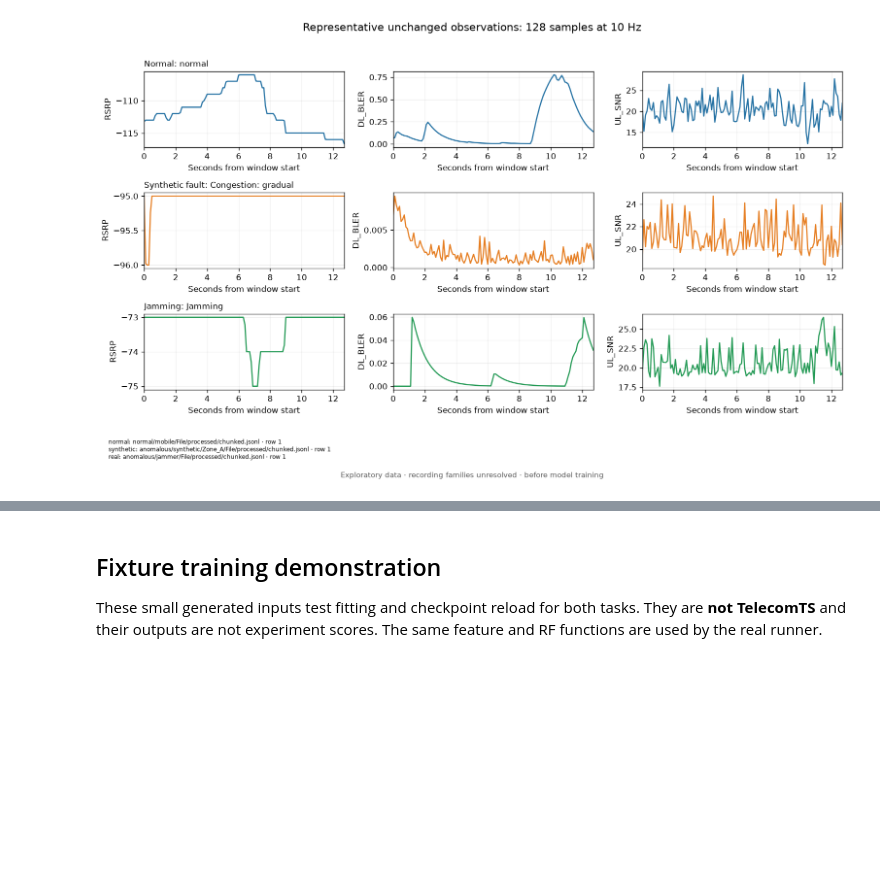
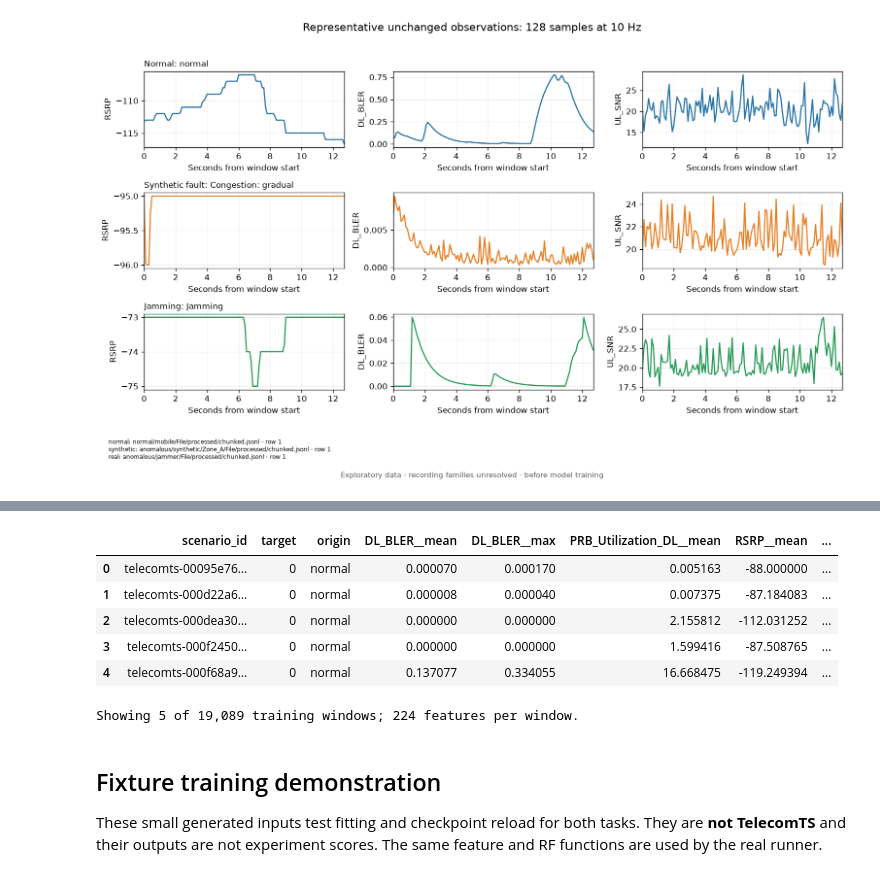
Before and after one commit to tanzim10/clauseguard-ran, a Jupyter notebook: notebooks/random_forest_baseline.ipynb, the cells around one changed output, grey strips where cells are left out. Drawn from its saved outputs; the diff is of its cells as text; code cells hidden in the pictures; blank space fills up the shorter version.

```diff
--- a/notebooks/random_forest_baseline.ipynb
+++ b/notebooks/random_forest_baseline.ipynb
@@ -58,3 +61,35 @@ display(Image(filename=str(plots["representative_kpis.png"])))
+# %%
+from itertools import islice
+from clauseguard.baselines.artifacts import load_run
+from clauseguard.datasets.scenarios import ScenarioDataset
+from clauseguard.kpi.random_forest import load_model
+
+FULL_RUN = DATA_ROOT / "artifacts/experiments/rf-all-data-provisional-2026-10-19"
+DETECTION_RUN = FULL_RUN / "detection/config-3-seed-42"
+if DETECTION_RUN.exists():
+    saved = load_run(DETECTION_RUN)
+    detector = load_model(DETECTION_RUN / "model.joblib", expected_sha256=saved["metadata"].checkpoint)
+    data = ScenarioDataset(RELEASE, allow_exploratory=True)
+    examples = list(islice(data.iter_examples(split="train", task="detection"), 5))
+    values = detector.features.transform([example.inputs for example in examples])
+    names = detector.features.feature_names_
+    shown = ["DL_BLER__mean", "DL_BLER__max", "PRB_Utilization_DL__mean", "RSRP__mean", "UL_SNR__mean"]
+    head = pd.DataFrame(values[:, [names.index(name) for name in shown]], columns=shown)
+    head.insert(0, "origin", [data.splits["membership"][e.scenario_id]["origin"] for e in examples])
+    head.insert(0, "target", [e.target for e in examples])
+    head.insert(0, "scenario_id", [e.scenario_id[:18] + "…" for e in examples])
+    display(head)
+    print(f"Showing 5 of {saved['metadata'].cohort.coverage['train']['windows']:,} training windows; {len(names)} features per window.")
+else:
+    print("Run the full-data RF training command below to create the checkpoint for this example.")
+# %% [output]
+|  | scenario_id | target | origin | DL_BLER__mean | DL_BLER__max | PRB_Utilization_DL__mean | RSRP__mean | ... |
+| 0 | telecomts-00095e76… | 0 | normal | 0.000070 | 0.000170 | 0.005163 | -88.000000 | ... |
+| 1 | telecomts-000d22a6… | 0 | normal | 0.000008 | 0.000040 | 0.007375 | -87.184083 | ... |
+| 2 | telecomts-000dea30… | 0 | normal | 0.000000 | 0.000000 | 2.155812 | -112.031252 | ... |
+| 3 | telecomts-000f2450… | 0 | normal | 0.000000 | 0.000000 | 1.599416 | -87.508765 | ... |
+| 4 | telecomts-000f68a9… | 0 | normal | 0.137077 | 0.334055 | 16.668475 | -119.249394 | ... |
+Showing 5 of 19,089 training windows; 224 features per window.
 # %% [markdown]
 ## Fixture training demonstration
 
```
Also changed, not shown: parts of 15 cells of this notebook.
